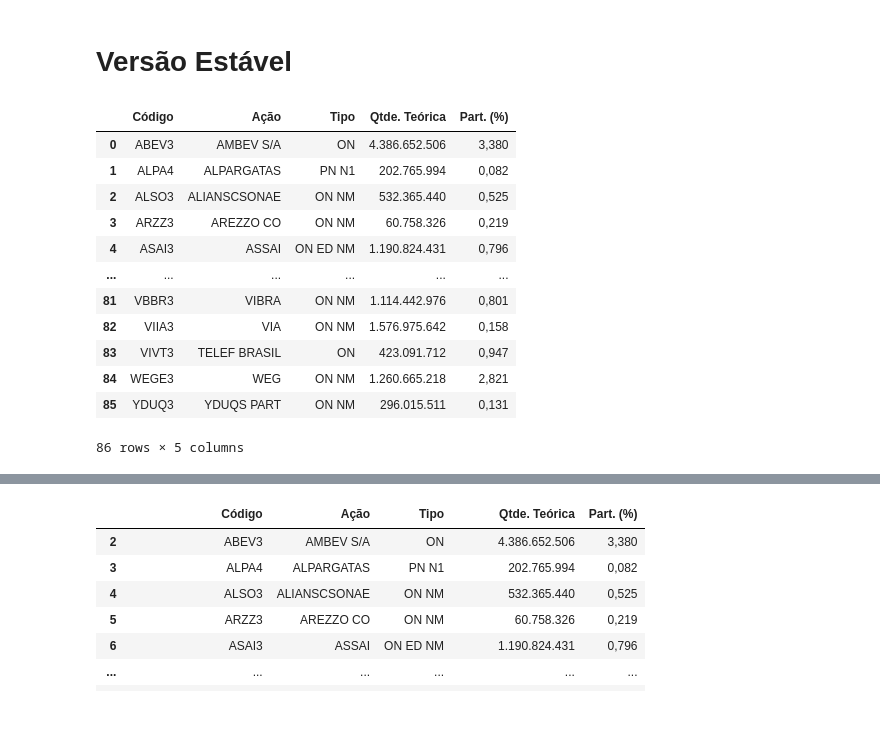
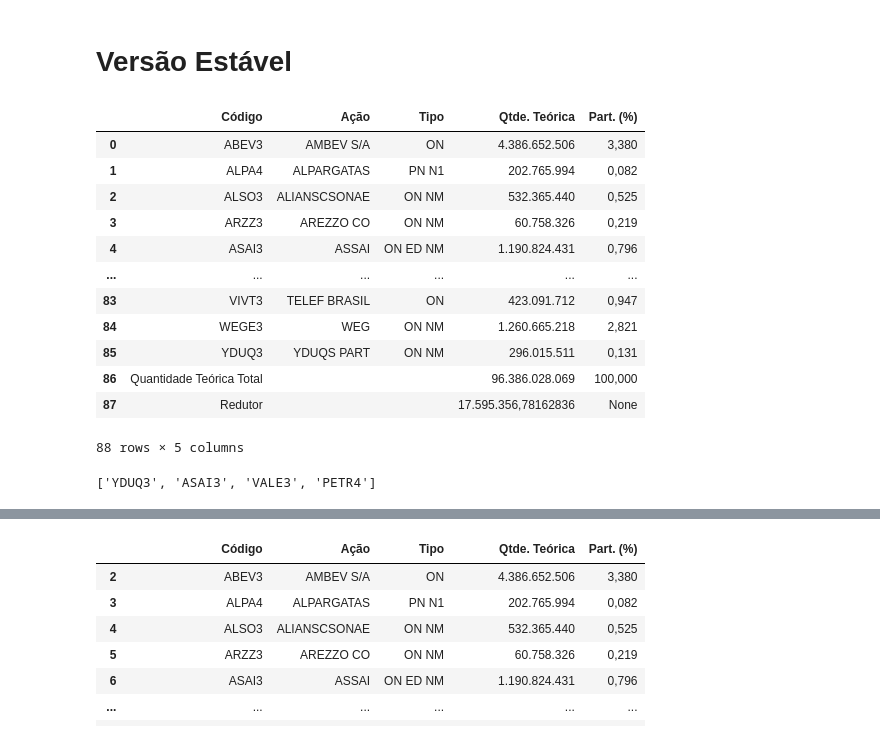
Before and after one commit to victorncg/financas_quantitativas, a Jupyter notebook: Testando_Obtenção_de_Dados_do_IBOV_Extração_beautifulsoup.ipynb, the cells around one changed output, grey strips where cells are left out. Cells and saved outputs as stored; diff of their text form; code cells hidden in the pictures.

```diff
--- a/Testando_Obtenção_de_Dados_do_IBOV_Extração_beautifulsoup.ipynb
+++ b/Testando_Obtenção_de_Dados_do_IBOV_Extração_beautifulsoup.ipynb
@@ -23,6 +23,13 @@ def composicao_ibov(ativos = 'all', mode = 'df', reduction = True):
 
   final = final[['Código','Ação',	'Tipo',	'Qtde. Teórica',	'Part. (%)']]
 
+  final.reset_index(drop=True, inplace=True)
+
+  if reduction == False:
+    final = final[:-2]
+  else:
+    final = final
+
   if ativos == 'all':
     final2 = final
   else:
@@ -33,27 +40,21 @@ def composicao_ibov(ativos = 'all', mode = 'df', reduction = True):
   else:
     final3 = list(final2.Código)
 
-  if reduction == False:
-    final3 = final3[:-2]
-  else:
-    final3 = final3
-
-  final3.reset_index(drop=True, inplace=True)
 
   return final3
 # %%
-composicao_ibov(reduction = False)
+composicao_ibov( reduction = True)
 # %% [output]
 |  | Código | Ação | Tipo | Qtde. Teórica | Part. (%) |
 | 0 | ABEV3 | AMBEV S/A | ON | 4.386.652.506 | 3,380 |
 | 1 | ALPA4 | ALPARGATAS | PN N1 | 202.765.994 | 0,082 |
 | 2 | ALSO3 | ALIANSCSONAE | ON NM | 532.365.440 | 0,525 |
 | 3 | ARZZ3 | AREZZO CO | ON NM | 60.758.326 | 0,219 |
 | 4 | ASAI3 | ASSAI | ON ED NM | 1.190.824.431 | 0,796 |
 | ... | ... | ... | ... | ... | ... |
-| 81 | VBBR3 | VIBRA | ON NM | 1.114.442.976 | 0,801 |
-| 82 | VIIA3 | VIA | ON NM | 1.576.975.642 | 0,158 |
 | 83 | VIVT3 | TELEF BRASIL | ON | 423.091.712 | 0,947 |
 | 84 | WEGE3 | WEG | ON NM | 1.260.665.218 | 2,821 |
 | 85 | YDUQ3 | YDUQS PART | ON NM | 296.015.511 | 0,131 |
+| 86 | Quantidade Teórica Total |  |  | 96.386.028.069 | 100,000 |
+| 87 | Redutor |  |  | 17.595.356,78162836 | None |
-86 rows × 5 columns
+88 rows × 5 columns
@@ -60,3 +63,7 @@ composicao_ibov(reduction = False)
+# %%
+ativos
+# %% [output]
+['YDUQ3', 'ASAI3', 'VALE3', 'PETR4']
 # %%
 list(df.Código)
 # %% [output]
```
Also changed, not shown: parts of 2 cells of this notebook.
